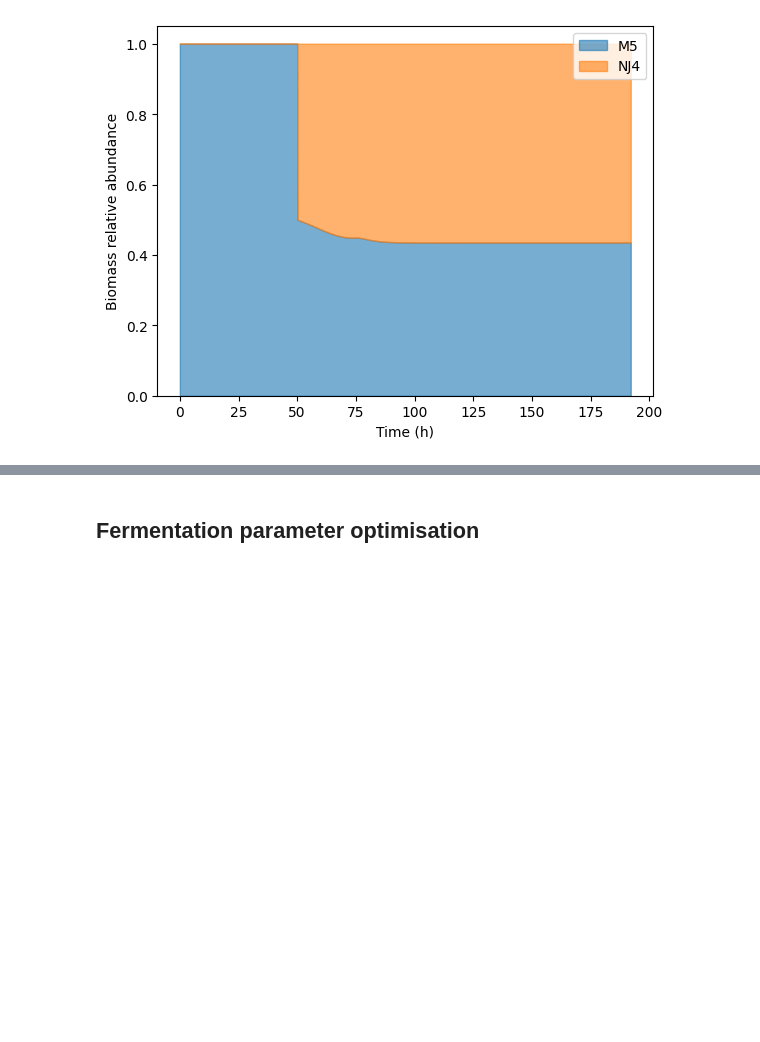
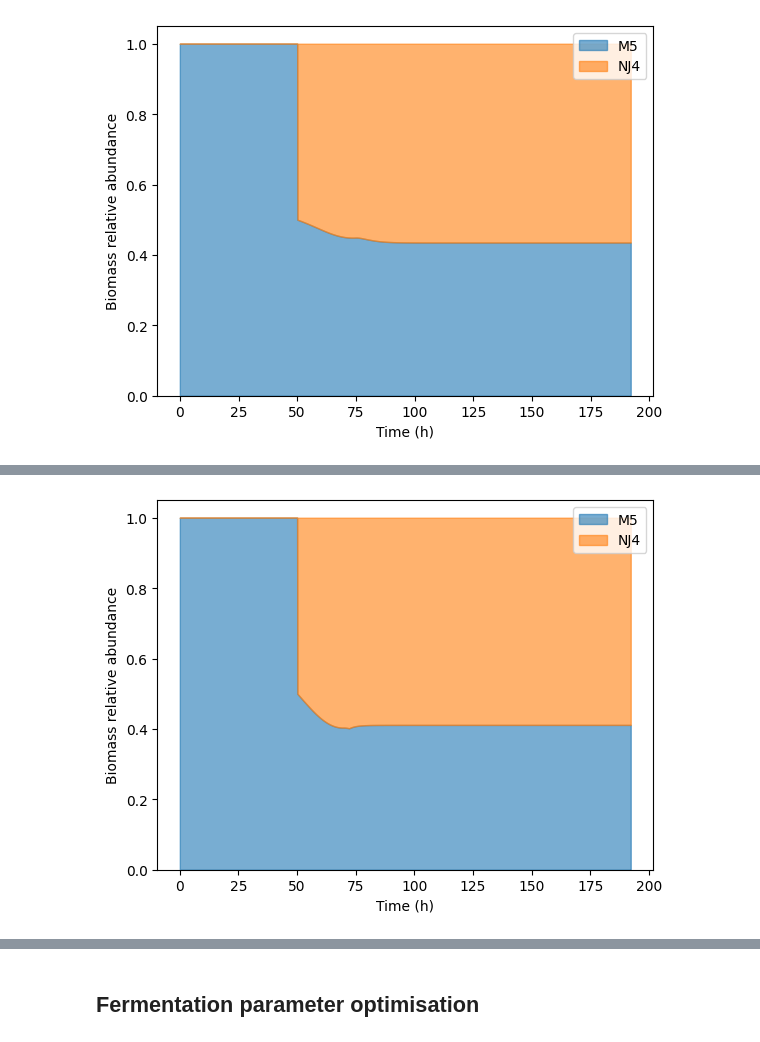
Before and after one commit to andreastallvik/BIOTBT3900, a Jupyter notebook: community_modelling/CBP_butanol/community_sim.ipynb, the cells around one changed output, grey strips where cells are left out. Saved outputs shown, nothing was run; the diff lists cells and outputs as text; code cells hidden in the pictures; blank space fills up the shorter version.

```diff
--- a/community_modelling/CBP_butanol/community_sim.ipynb
+++ b/community_modelling/CBP_butanol/community_sim.ipynb
@@ -538,0 +644,20 @@ cf.plot_relative_abundance(total_biomass=bm)
+# %%
+import pandas as pd
+
+media_db = pd.read_csv("medium.tsv", sep="\t")
+
+m5_med = media_db[media_db["medium"] == "m5_med"]
+
+UNLIMITED_METABOLITES = ['ca2_e', 'cl_e', 'cobalt2_e', 'cu2_e', 'fe2_e', 'fe3_e','h_e', 'k_e', 'h2o_e', 'mg2_e',
+                    'mn2_e', 'mobd_e', 'na1_e', 'nh4_e', 'ni2_e', 'pi_e', 'so4_e', 'zn2_e']
+
+medium = [str(m+"_e") for m in m5_med["compound"].tolist()]
+added_metabilotes = set(medium) - set(UNLIMITED_METABOLITES)
+added_metabilotes = {k:0.5 for k in added_metabilotes}
+
+VOLUME = 0.05
+MM_XYLAN8 = 1201.04
+xylan_concentration = 70 #g/L
+
+added_metabilotes["xylan8_e"] = (xylan_concentration * VOLUME / MM_XYLAN8) * 1000
+added_metabilotes["xylan4_e"] = 0
@@ -538,0 +710,4 @@ cf.plot_relative_abundance(total_biomass=bm)
+# %%
+cf.plot_relative_abundance(total_biomass=bm)
+# %% [output]
+[figure, added]
```
Also changed, not shown: parts of 9 cells of this notebook, 3 other files.
